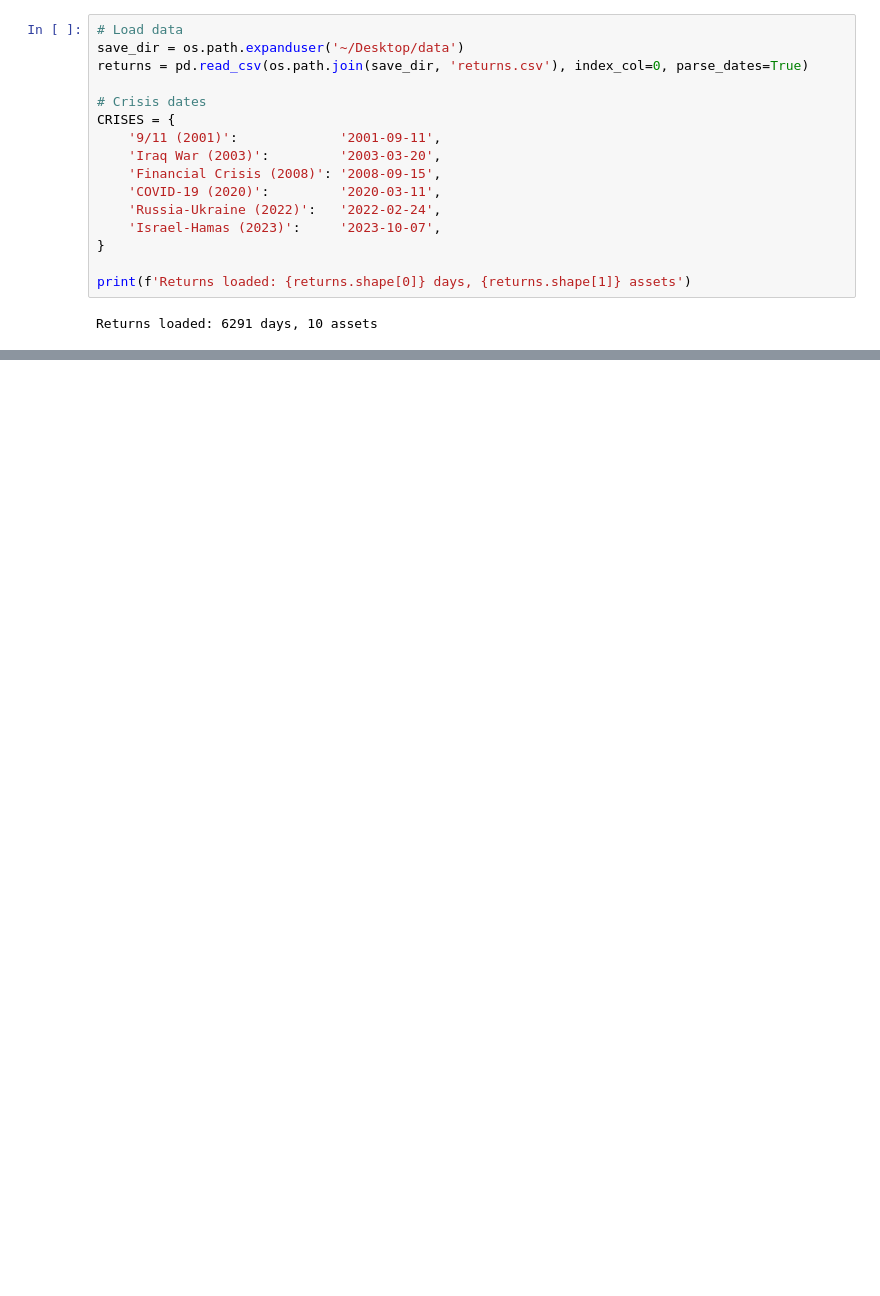
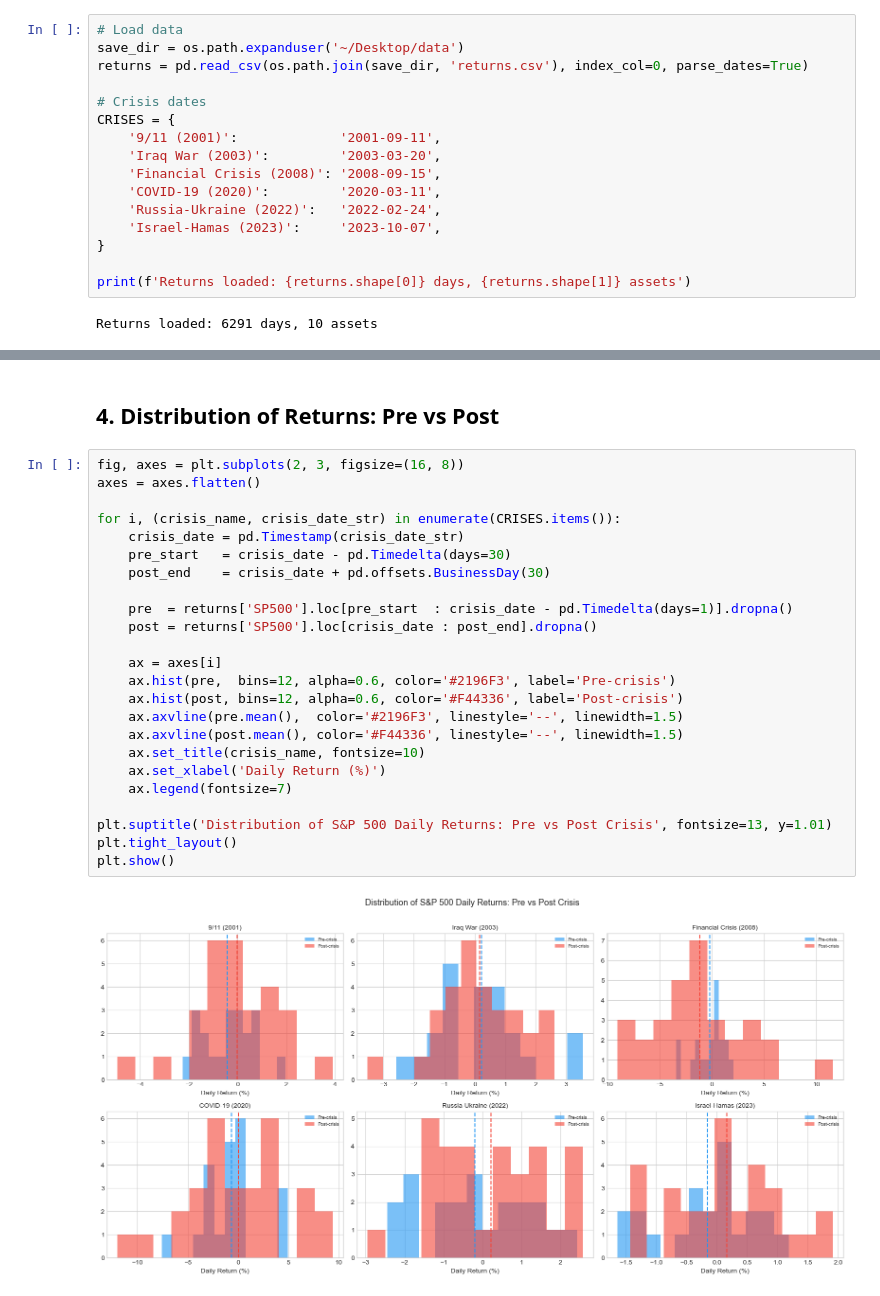
Before and after one commit to yagmurcaloglu-design/DSA_210_TermProject, a Jupyter notebook: hypothesis_testing.ipynb, the cells around one changed output, grey strips where cells are left out. Cells and saved outputs as stored; diff of their text form; blank space fills up the shorter version.

```diff
--- a/hypothesis_testing.ipynb
+++ b/hypothesis_testing.ipynb
@@ -382,0 +202,28 @@ Closest result: Defense during Israel-Hamas (2023), T-test p = 0.095 — directi
+# %% [markdown]
+## 4. Distribution of Returns: Pre vs Post
+# %%
+fig, axes = plt.subplots(2, 3, figsize=(16, 8))
+axes = axes.flatten()
+
+for i, (crisis_name, crisis_date_str) in enumerate(CRISES.items()):
+    crisis_date = pd.Timestamp(crisis_date_str)
+    pre_start   = crisis_date - pd.Timedelta(days=30)
+    post_end    = crisis_date + pd.offsets.BusinessDay(30)
+
+    pre  = returns['SP500'].loc[pre_start  : crisis_date - pd.Timedelta(days=1)].dropna()
+    post = returns['SP500'].loc[crisis_date : post_end].dropna()
+
+    ax = axes[i]
+    ax.hist(pre,  bins=12, alpha=0.6, color='#2196F3', label='Pre-crisis')
+    ax.hist(post, bins=12, alpha=0.6, color='#F44336', label='Post-crisis')
+    ax.axvline(pre.mean(),  color='#2196F3', linestyle='--', linewidth=1.5)
+    ax.axvline(post.mean(), color='#F44336', linestyle='--', linewidth=1.5)
+    ax.set_title(crisis_name, fontsize=10)
+    ax.set_xlabel('Daily Return (%)')
+    ax.legend(fontsize=7)
+
+plt.suptitle('Distribution of S&P 500 Daily Returns: Pre vs Post Crisis', fontsize=13, y=1.01)
+plt.tight_layout()
+plt.show()
+# %% [output]
+[figure, added]
```
Also changed, not shown: parts of 38 cells of this notebook.
